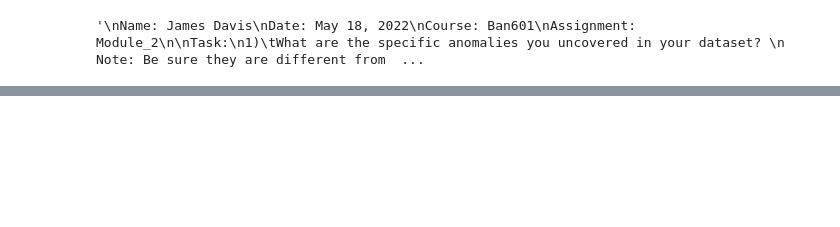
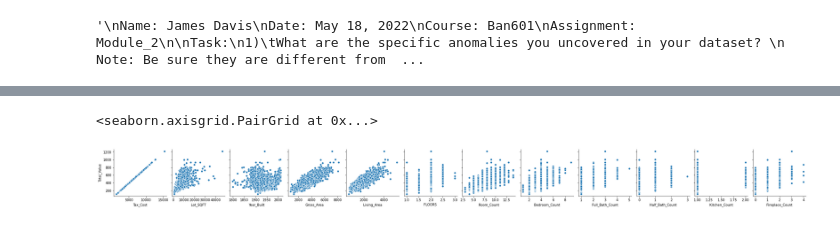
Before and after one commit to jdavis-EliLilly/Data_Science, a Jupyter notebook: Housing_Price_Predictions/Module_2_Analysis.ipynb, the cells around one changed output, grey strips where cells are left out. Cells and saved outputs as stored; diff of their text form; code cells hidden in the pictures; blank space fills up the shorter version.

```diff
--- a/Housing_Price_Predictions/Module_2_Analysis.ipynb
+++ b/Housing_Price_Predictions/Module_2_Analysis.ipynb
@@ -77,13 +114,16 @@ print(missing_data)
 #Lets remove that zero "Year_Built"
 df_train = df_train[df_train['Year_Built'] != 0]
 # %%
-sns.set_theme(style="ticks")
+#sns.set_theme(style="ticks")
 sns.pairplot(df_train,
             y_vars = ["Total_Value"],
             x_vars = ['Tax_Cost', 'Lot_SQFT', 'Year_Built', 'Gross_Area',
        'Living_Area', 'FLOORS ', 'Room_Count', 'Bedroom_Count',
        'Full_Bath_Count', 'Half_Bath_Count', 'Kitchen_Count',
        'Fireplace_Count'])
+# %% [output]
+<seaborn.axisgrid.PairGrid at 0x...>
+[figure, added]
 # %%
 '''Learning
 
```
Also changed, not shown: parts of 37 cells of this notebook.
